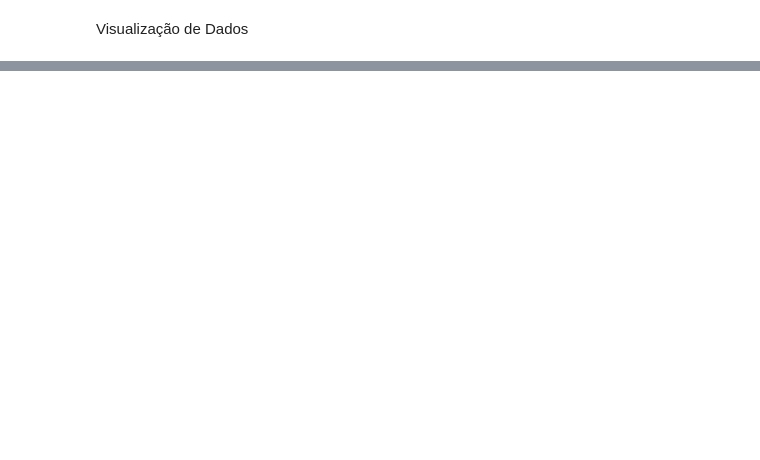
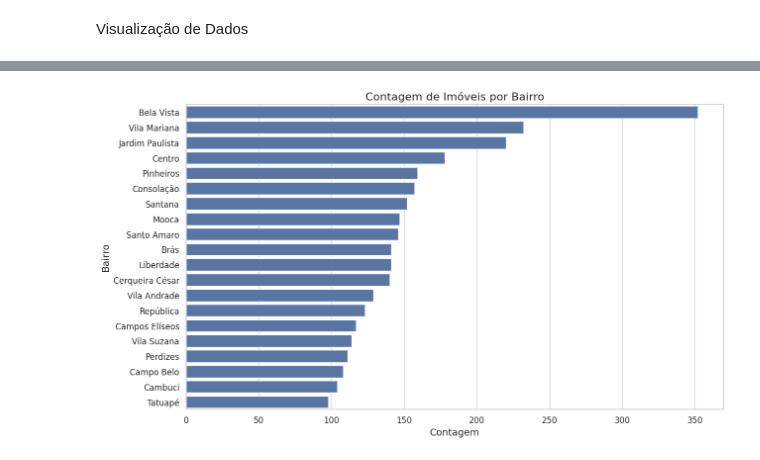
Before and after one commit to MateusMalvezzi/AnaliseePredicao, a Jupyter notebook: Projeto2_AnáliseePredição.ipynb, the cells around one changed output, grey strips where cells are left out. Drawn from its saved outputs; the diff is of its cells as text; code cells hidden in the pictures; blank space fills up the shorter version.

```diff
--- a/Projeto2_AnáliseePredição.ipynb
+++ b/Projeto2_AnáliseePredição.ipynb
@@ -214,0 +242,14 @@ Visualização de Dados
+# %%
+# Contagem de Imóveis por Bairro (limitado aos 20 bairros mais comuns)
+plt.figure(figsize=(14, 8))
+top_districts = dados['district'].value_counts().index[:20]  # Limitar aos 20 bairros mais comuns
+sns.countplot(y='district', data=dados[dados['district'].isin(top_districts)], order=top_districts)
+plt.title('Contagem de Imóveis por Bairro', fontsize=16)
+plt.xlabel('Contagem', fontsize=14)
+plt.ylabel('Bairro', fontsize=14)
+plt.xticks(fontsize=12)
+plt.yticks(fontsize=12)
+sns.set_theme(style="whitegrid")  # Adicionar um tema estético
+plt.show()
+# %% [output]
+[figure, added]
```
Also changed, not shown: parts of 27 cells of this notebook.
